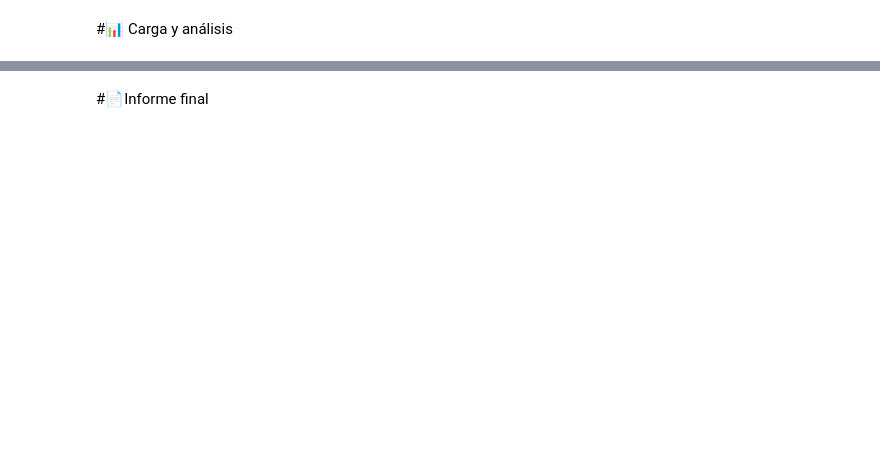
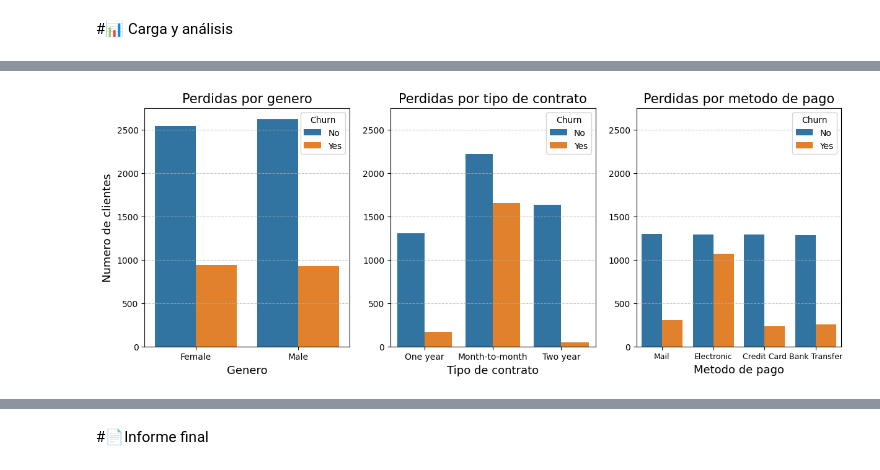
Before and after one commit to cristianpaladines/Datascience-challenge-2-Telecom-X, a Jupyter notebook: 1_Challenge_TelecomX_LATAM.ipynb, the cells around one changed output, grey strips where cells are left out. Drawn from its saved outputs; the diff is of its cells as text; code cells hidden in the pictures; blank space fills up the shorter version.

```diff
--- a/1_Challenge_TelecomX_LATAM.ipynb
+++ b/1_Challenge_TelecomX_LATAM.ipynb
@@ -8,0 +316,31 @@
+# %%
+metodos_pago = ['Mail', 'Electronic', 'Credit Card', 'Bank Transfer']
+
+fig, ax = plt.subplots(1, 3, figsize=(14.5, 5))
+
+sns.countplot(data=df, x='customer.gender', hue='Churn', ax=ax[0])
+ax[0].set_title('Perdidas por genero', loc='center', fontsize=15)
+ax[0].set_xlabel('Genero', fontsize=13)
+ax[0].set_ylabel('Numero de clientes', fontsize=13)
+
+sns.countplot(data=df, x='account.Contract', hue='Churn', ax=ax[1])
+ax[1].set_title('Perdidas por tipo de contrato', loc='center', fontsize=15)
+ax[1].set_xlabel('Tipo de contrato', fontsize=13)
+ax[1].set_ylabel('', fontsize=13)
+
+sns.countplot(data=df, x='account.PaymentMethod', hue='Churn', ax=ax[2])
+ax[2].set_title('Perdidas por metodo de pago', loc='center', fontsize=15)
+ax[2].set_xticklabels(metodos_pago, fontsize=9)
+ax[2].set_xlabel('Metodo de pago', fontsize=13)
+ax[2].set_ylabel('', fontsize=13)
+
+ymin = 0
+ymax = 2750
+
+for axs in ax.ravel():
+  axs.set_ylim(ymin, ymax)
+  axs.grid(axis='y', linestyle='--', alpha=0.7)
+
+plt.show()
+# %% [output]
+[figure, added]
```
Also changed, not shown: parts of 55 cells of this notebook.
